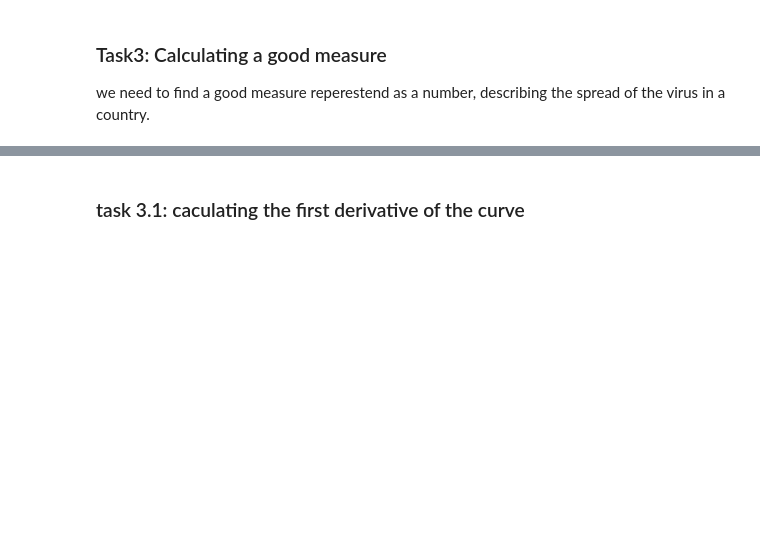
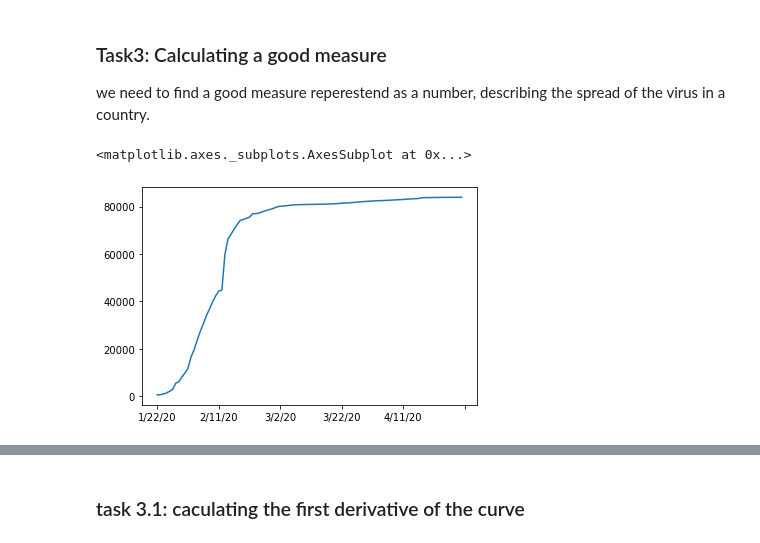
Before and after one commit to aash-gates/Covid19-Data-Analysis-Project, a Jupyter notebook: covid19 data analysis notebook.ipynb, the cells around one changed output, grey strips where cells are left out. Drawn from its saved outputs; the diff is of its cells as text; code cells hidden in the pictures; blank space fills up the shorter version.

```diff
--- a/covid19 data analysis notebook.ipynb
+++ b/covid19 data analysis notebook.ipynb
@@ -55,4 +93,7 @@ visualization always helps for better understanding of our data.
 ### Task3: Calculating a good measure
 we need to find a good measure reperestend as a number, describing the spread of the virus in a country.
 # %%
-corona_dataset_aggregated.loc['China'].plot()
+corona_datset_aggregated.loc["China"].plot()
+# %% [output]
+<matplotlib.axes._subplots.AxesSubplot at 0x...>
+[figure, added]
```
Also changed, not shown: parts of 28 cells of this notebook.
